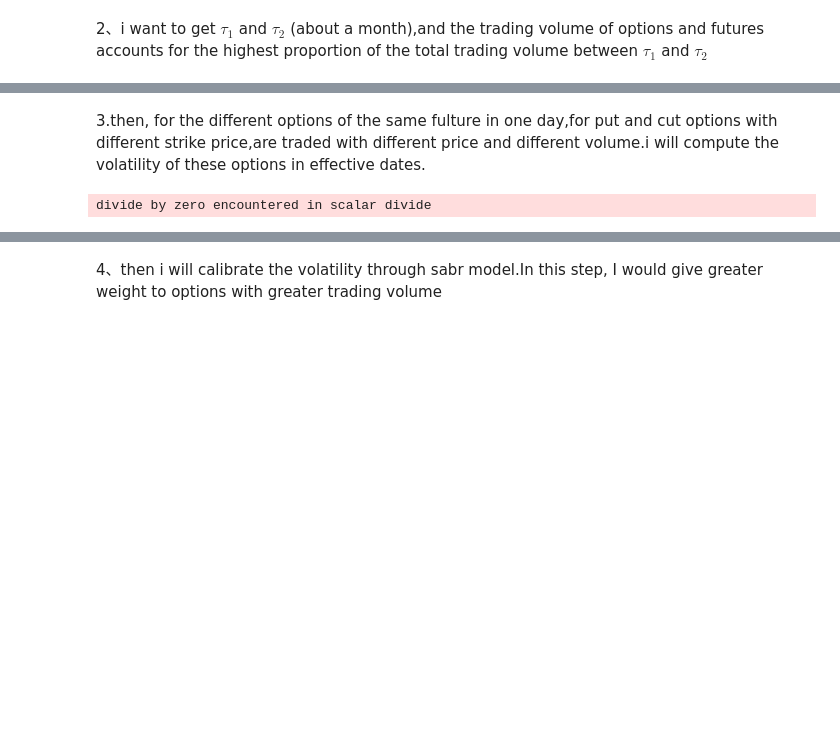
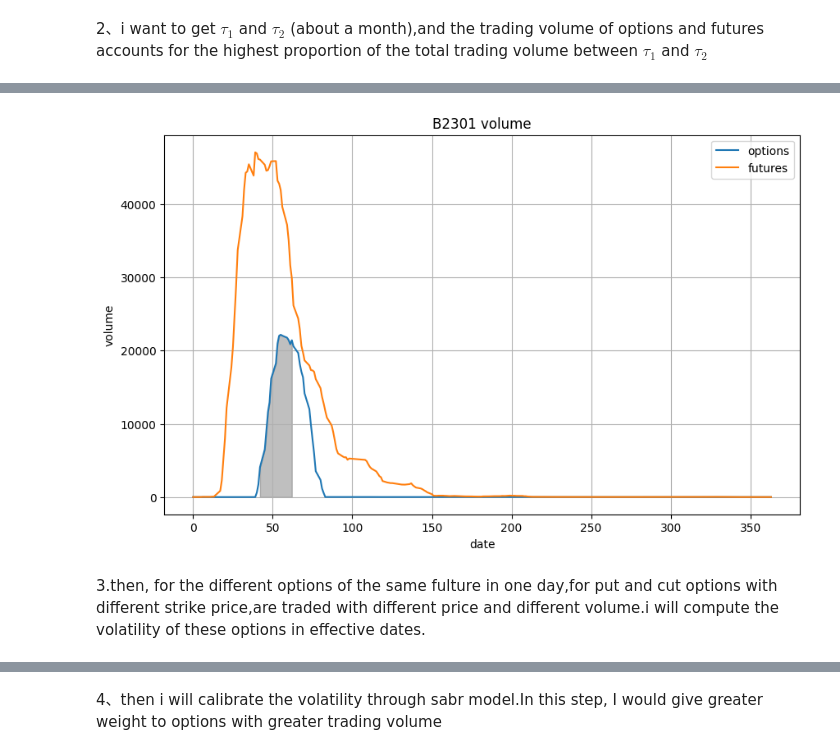
Before and after one commit to alvinonmars/Quantitative-internship, a Jupyter notebook: 毕业设计/code/predict.ipynb, the cells around one changed output, grey strips where cells are left out. Drawn from its saved outputs; the diff is of its cells as text; code cells hidden in the pictures; blank space fills up the shorter version.

```diff
--- a/毕业设计/code/predict.ipynb
+++ b/毕业设计/code/predict.ipynb
@@ -202,2 +169,7 @@ proportion:0.7486608207464367
+# %%
+pic_example = Liquid(underlyingid_lst[53])
+pic_example.liquid_plot()
+# %% [output]
+[figure, added]
 # %% [markdown]
 3.then, for the different options of the same fulture in one day,for put and cut options with different strike price,are traded with different price and different volume.i will compute the volatility of these options in effective dates.
@@ -233,30 +200,35 @@ def IV(forward, strike, mat, r, price, flag):
 # %%
 from scipy.optimize import newton
 # i only calculate the volatility of in-the-money options
-r=0.02
-futures = fb.data.futures.daily(instrumentid = name)
-all_result = []
-for date in tqdm(date_lst):
-    options = fb.data.futuresoptions.daily(instrumentid = name,from_date = date,to_date = date)
-    options['weight']=options['vol']/options['vol'].groupby(level= 'call_put').sum()
-    forward = futures.loc[date,'settle']
-    future_volume = futures.loc[date,'vol']
-    maturity = options.index.get_level_values('maturity')[0]
-    mat=(maturity - options.index.get_level_values('date')[0]).days
-    for index in options.index:
-        flag=index[2]
-        strike=index[3]#strike price
-        price=options.loc[index,'settle']#Option price
-        option_volume = options.loc[index,'vol']
-        weight = options.loc[index,'weight']
-        if (flag == 'C' and strike < forward) or (flag == 'P' and strike >= forward):
-            try:
-                volatility=IV(forward, strike, mat, r, price, flag)
-                day_result = [date,maturity,flag,forward,strike,price,volatility,option_volume,future_volume,weight,mat]
-                all_result.append(day_result)
-            except:
-                pass
-volatility_one = pd.DataFrame(all_result,columns = ['trade_date','maturity','flag','forward','strike','price','volatility','option_volume','future_volume','weight','mat'])
-volatility_one = volatility_one.set_index(['trade_date','maturity','mat','future_volume','forward','flag','strike'])
+def get_BS_vol(name,r=0.02):
+    liquid = Liquid(name)
+    futures = liquid.futures
+    dates = liquid.get_date()
+    vol = liquid.get_tau()
+    all_result = []
+    for date in dates:
+        options = liquid.options.loc[(liquid.options.index.get_level_values('date') == date), :]
+        # compute weight
+        options['weight']=options['vol']/options['vol'].groupby(level= 'call_put').sum()
+        forward = futures.loc[date,'settle']
+        future_volume = futures.loc[date,'vol']
+        option_volume = options['vol'].sum()
+        maturity = options.index.get_level_values('maturity')[0]
+        mat=(maturity - options.index.get_level_values('date')[0]).days
+        # calculate volatility
+        for index in options.index:
+            flag=index[2]
+            strike=index[3]#strike price
+            price=options.loc[index,'settle']#Option price
+            real_option_volume = options.loc[index,'vol']
+            weight = options.loc[index,'weight']
+            if (flag == 'C' and strike < forward) or (flag == 'P' and strike >= forward):
+                try:
+                    volatility=IV(forward, strike, mat, r, price, flag)
+                    day_result = [date,maturity,flag,forward,strike,volatility,option_volume,real_option_volume,future_volume,weight,mat]
+                    all_result.append(day_result)
+                except:
+                    pass
+    volatility_one = pd.DataFrame(all_result,columns = ['date','maturity','flag','forward','strike','volatility','option_volume','real_option_volume','future_volume','weight','mat'])
+    volatility_one = volatility_one.set_index(['date','maturity','mat','future_volume','option_volume','forward','flag','strike'])
+    return volatility_one
-# %% [output]
-divide by zero encountered in scalar divide
```
Also changed, not shown: parts of 53 cells of this notebook, 8 other files.
